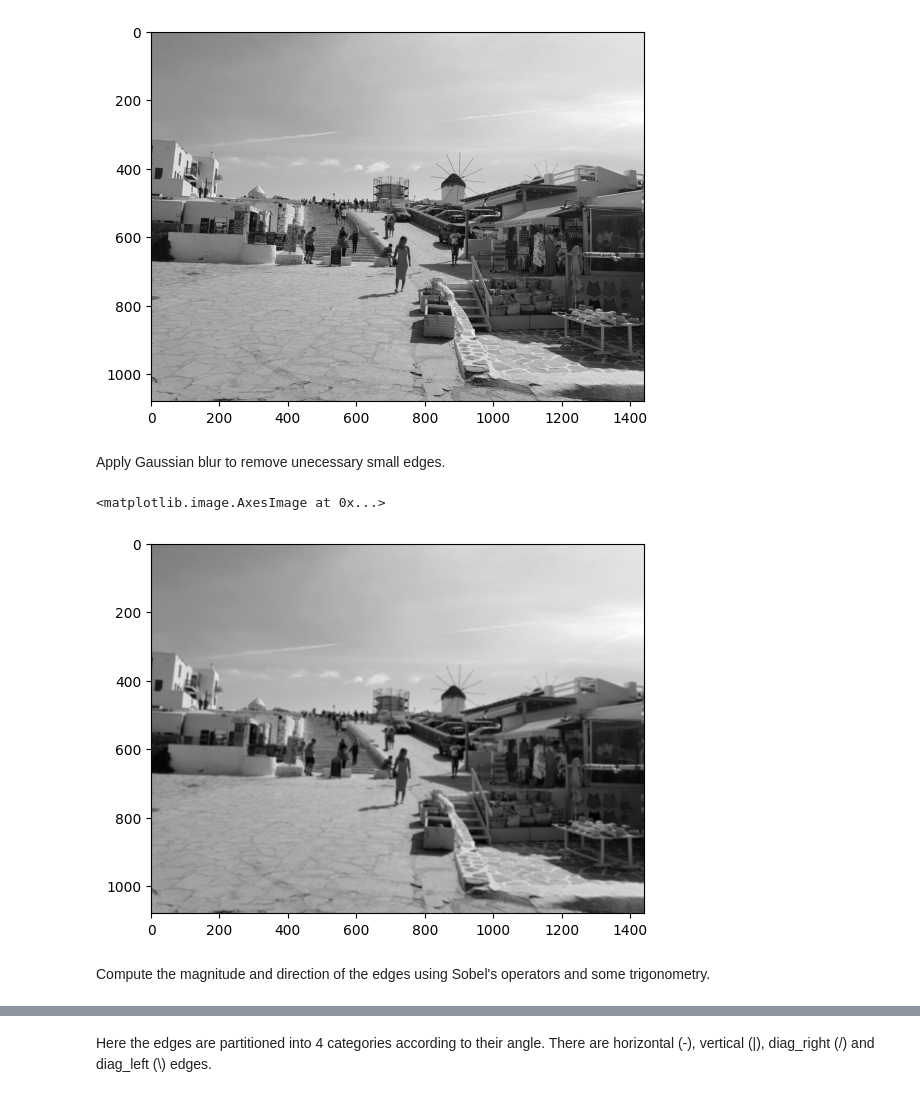
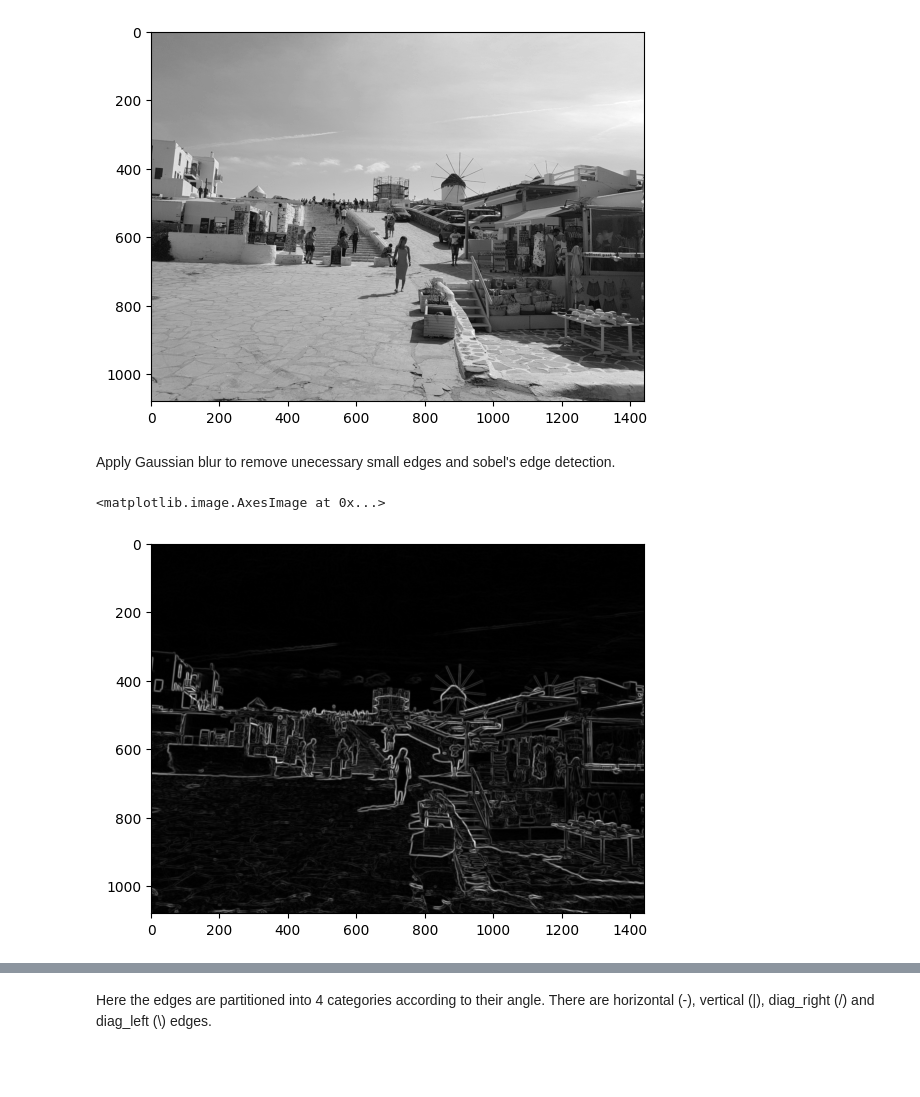
Before and after one commit to yv1es/computer_vision_scripts, a Jupyter notebook: canny_edge_detection.ipynb, the cells around one changed output, grey strips where cells are left out. Cells and saved outputs as stored; diff of their text form; code cells hidden in the pictures; blank space fills up the shorter version.

```diff
--- a/canny_edge_detection.ipynb
+++ b/canny_edge_detection.ipynb
@@ -29,23 +29,33 @@ img.shape
 (1080, 1440)
 [figure]
 # %% [markdown]
-Apply Gaussian blur to remove unecessary small edges.
+Apply Gaussian blur to remove unecessary small edges and sobel's edge detection.
 # %%
 GAUSSIAN_SIZE = 9
 GAUSSIAN_SIGMA = 2
 
 def gaussian_filter(size, sigma):
     x, y = np.mgrid[-size//2 + 1:size//2 + 1, -size//2 + 1:size//2 + 1]
     g = np.exp(-((x**2 + y**2)/(2.0*sigma**2)))
     return g/g.sum()
 
+sobel_x = np.array( [  [-1, 0, 1],
+                        [-2, 0, 2],
+                        [-1, 0, 1] ])
+sobel_y = sobel_x.transpose()
 
-# apply gaussian blur
 g = gaussian_filter(GAUSSIAN_SIZE, GAUSSIAN_SIGMA)
-blurred = convolve(img, g)
-imshow(blurred)
+
+x_ker = convolve(g, sobel_x)
+y_ker = convolve(g, sobel_y)
+
+x_par = convolve(img, x_ker)
+y_par = convolve(img, y_ker)
+
+magnitude = (x_par*x_par + y_par*y_par) ** 0.5
+direction = np.arctan2(y_par, x_par) + np.pi
+
+imshow(magnitude)
 # %% [output]
 <matplotlib.image.AxesImage at 0x...>
-[figure, old version]
+[figure, new version]
-# %% [markdown]
-Compute the magnitude and direction of the edges using Sobel's operators and some trigonometry.
```
Also changed, not shown: parts of 4 cells of this notebook.
